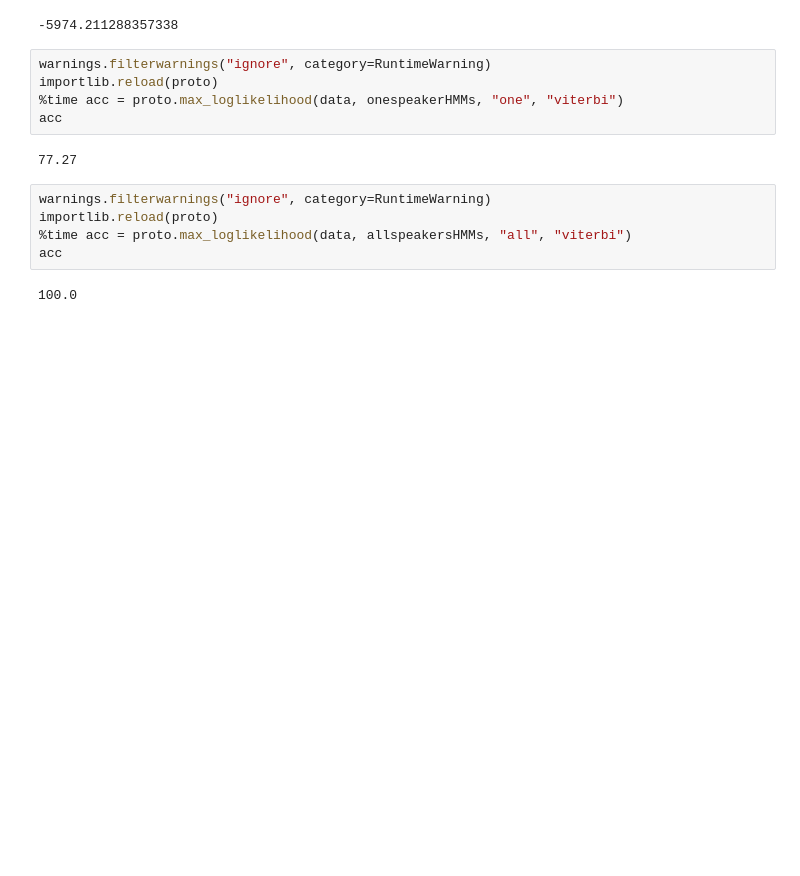
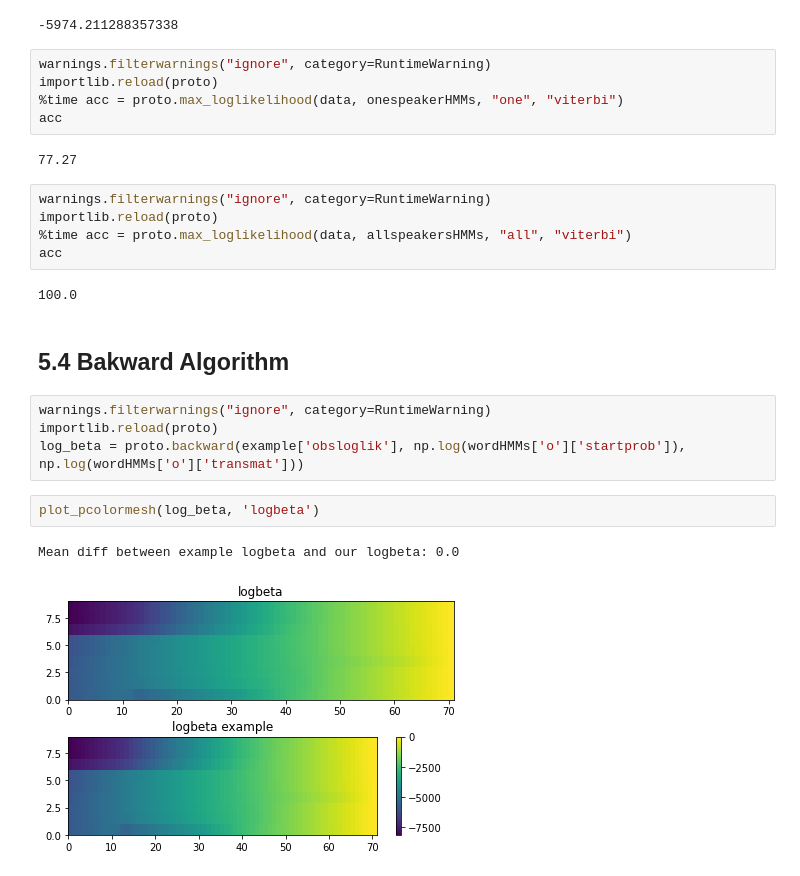
Before and after one commit to KenzaB27/ssr_labs, a Jupyter notebook: lab2/experiments.ipynb, the cells around one changed output. Saved outputs shown, nothing was run; the diff lists cells and outputs as text; blank space fills up the shorter version.

```diff
--- a/lab2/experiments.ipynb
+++ b/lab2/experiments.ipynb
@@ -211,3 +216,14 @@ importlib.reload(proto)
 acc
 # %% [output]
 100.0
+# %% [markdown]
+## 5.4 Bakward Algorithm
+# %%
+warnings.filterwarnings("ignore", category=RuntimeWarning)
+importlib.reload(proto)
+log_beta = proto.backward(example['obsloglik'], np.log(wordHMMs['o']['startprob']), np.log(wordHMMs['o']['transmat']))
+# %%
+plot_pcolormesh(log_beta, 'logbeta')
+# %% [output]
+Mean diff between example logbeta and our logbeta: 0.0
+[figure, added]
```
Also changed, not shown: parts of 12 cells of this notebook, 1 other file.
